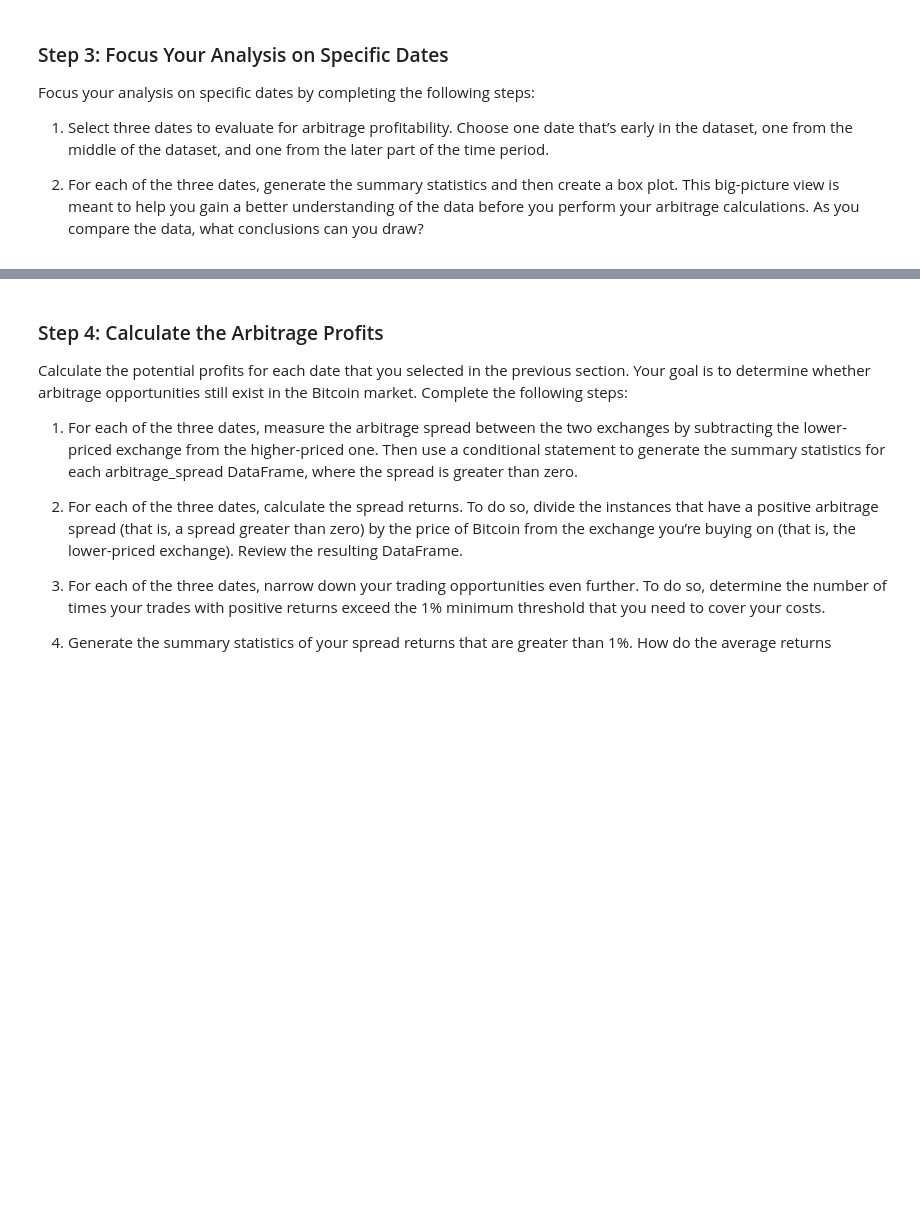
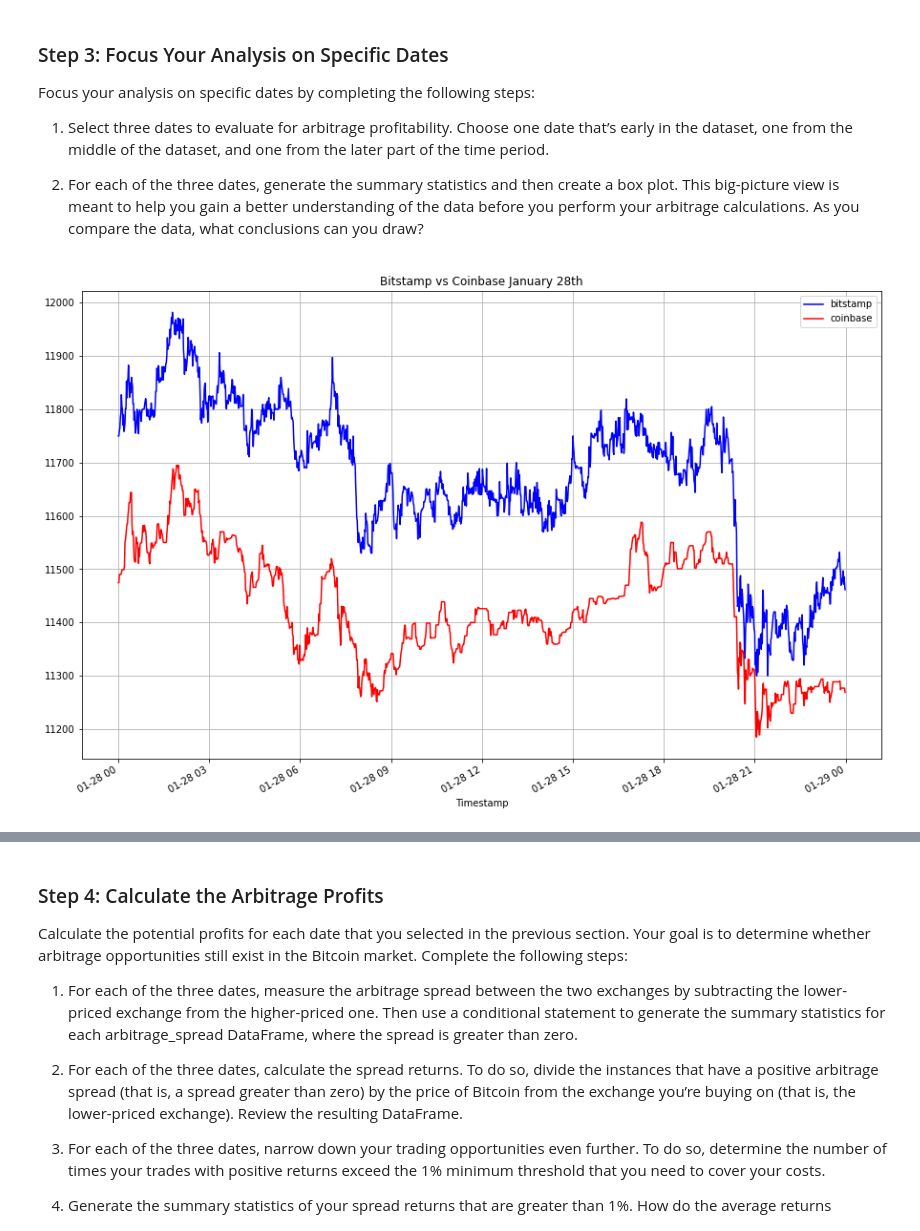
Before and after one commit to j-w-code/Module_3_Repo, a Jupyter notebook: crypto_arbitrage.ipynb, the cells around one changed output, grey strips where cells are left out. Drawn from its saved outputs; the diff is of its cells as text; code cells hidden in the pictures; blank space fills up the shorter version.

```diff
--- a/crypto_arbitrage.ipynb
+++ b/crypto_arbitrage.ipynb
@@ -425,7 +355,12 @@ Focus your analysis on specific dates by completing the following steps:
 # %%
 # Create an overlay plot that visualizes the two dataframes over a period of one day early in the dataset.
 # Be sure that the plots include the parameters `legend`, `figsize`, `title`, `color` and `label`
-# YOUR CODE HERE
+ax = bitstamp_sliced.loc['2018-01-28'].plot(figsize=(15,10), title="Bitstamp vs Coinbase January 28th", color="blue", label="Bitstamp", alpha=1)
+coinbase_sliced.loc['2018-01-28'].plot(figsize=(15,10),color="red", label="Coinbase",)
+ax.legend(["bitstamp", "coinbase"])
+ax.grid(True)
+# %% [output]
+[figure, added]
 # %%
 # Using the early date that you have selected, calculate the arbitrage spread
 # by subtracting the bitstamp lower closing prices from the coinbase higher closing prices
```
Also changed, not shown: parts of 47 cells of this notebook.
